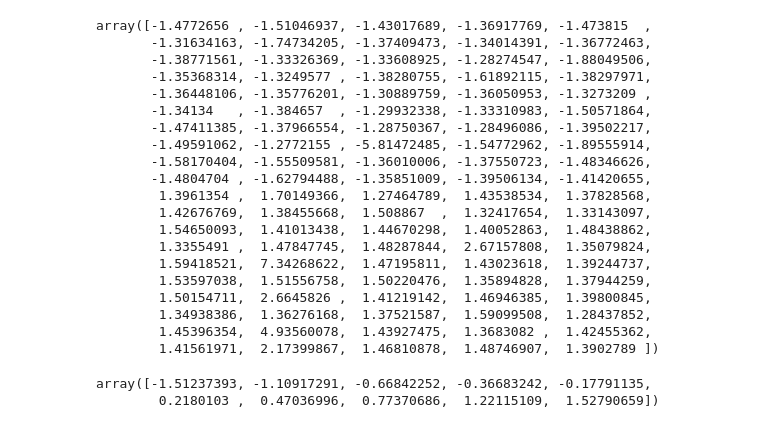
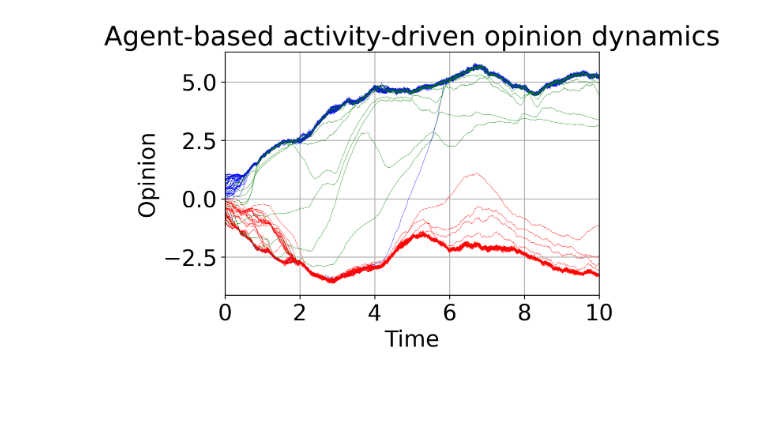
Before and after one commit to J3nF/Echo-Chamber, a Jupyter notebook: Echo-Chamber.ipynb, the cells around one changed output. Cells and saved outputs as stored; diff of their text form; code cells hidden in the pictures; blank space fills up the shorter version.

```diff
--- a/Echo-Chamber.ipynb
+++ b/Echo-Chamber.ipynb
@@ -219,7 +216,7 @@ beta_current = betas[2]
 m = 10
 epsilon = 0.01
 gamma = 2.1
-r = 0.5
+r = 0
 
 model = Model(N, N_Influencer)
 opinionStorage = np.array(model.getAllOpinions())
@@ -238,10 +235,15 @@ for t in tqdm(np.arange(0, tMax, dt)):
     currentOpinions = np.array(model.getAllOpinions())
     currentOpinions = np.append(currentOpinions, model.getInfluencerOpinions())
     solODE = odeint(diffEq, currentOpinions, t_RK4, args=(alpha_current, K))
+
     # Update and store new opinions in agents and storage array
     newOpinions = solODE[-1]
     model.updateAllOpinions(newOpinions[:N])
     model.updateInfluencerOpinions(newOpinions[N:])
+
+    newOpinions = np.array(model.getAllOpinions())
+    newOpinions = np.append(newOpinions, model.getInfluencerOpinions())
+
     opinionStorage = np.vstack([opinionStorage, newOpinions])
 
 print('\n---\nModel finished\n---')
@@ -294,28 +257,39 @@ plt.show()
-# %%
-newOpinions[:N]
-# %% [output]
-array([-1.4772656 , -1.51046937, -1.43017689, -1.36917769, -1.473815  ,
-       -1.31634163, -1.74734205, -1.37409473, -1.34014391, -1.36772463,
-       -1.38771561, -1.33326369, -1.33608925, -1.28274547, -1.88049506,
-       -1.35368314, -1.3249577 , -1.38280755, -1.61892115, -1.38297971,
-       -1.36448106, -1.35776201, -1.30889759, -1.36050953, -1.3273209 ,
-       -1.34134   , -1.384657  , -1.29932338, -1.33310983, -1.50571864,
-       -1.47411385, -1.37966554, -1.28750367, -1.28496086, -1.39502217,
-       -1.49591062, -1.2772155 , -5.81472485, -1.54772962, -1.89555914,
-       -1.58170404, -1.55509581, -1.36010006, -1.37550723, -1.48346626,
-       -1.4804704 , -1.62794488, -1.35851009, -1.39506134, -1.41420655,
-        1.3961354 ,  1.70149366,  1.27464789,  1.43538534,  1.37828568,
-        1.42676769,  1.38455668,  1.508867  ,  1.32417654,  1.33143097,
-        1.54650093,  1.41013438,  1.44670298,  1.40052863,  1.48438862,
-        1.3355491 ,  1.47847745,  1.48287844,  2.67157808,  1.35079824,
-        1.59418521,  7.34268622,  1.47195811,  1.43023618,  1.39244737,
-        1.53597038,  1.51556758,  1.50220476,  1.35894828,  1.37944259,
-        1.50154711,  2.6645826 ,  1.41219142,  1.46946385,  1.39800845,
-        1.34938386,  1.36276168,  1.37521587,  1.59099508,  1.28437852,
-        1.45396354,  4.93560078,  1.43927475,  1.3683082 ,  1.42455362,
-        1.41561971,  2.17399867,  1.46810878,  1.48746907,  1.3902789 ])
-# %%
-newOpinions[N:]
-# %% [output]
-array([-1.51237393, -1.10917291, -0.66842252, -0.36683242, -0.17791135,
-        0.2180103 ,  0.47036996,  0.77370686,  1.22115109,  1.52790659])
+# %%
+# Plot the results:
+plt.close('all')
+# Globally change font size for Matplotlib plots
+plt.rcParams.update({'font.size': 20})
+plt.rcParams['figure.dpi'] = 300
+
+# Get time values for plotting out of storage array information
+times = np.arange(0, len(opinionStorage)*dt, dt)
+
+# Plot each agent via looping over storage array
+for i in range(len(opinionStorage.T)):
+
+    # In case the last value of agent i is negative, the graph color will be changed to red
+    if opinionStorage.T[i][-1] < 0:
+        color = 'r'
+    else:
+        color ='b'
+    # Influencers will be coloured green
+    if i>=N:
+        color = 'g'
+    plt.plot(times, opinionStorage.T[i], color, linewidth=.25)
+
+plt.xlabel('Time')
+plt.ylabel('Opinion')
+plt.title('Agent-based activity-driven opinion dynamics')
+plt.grid()
+plt.xlim([0,10])
+#plt.ylim([-5, 5])
+#plt.xticks([0, 5, 10])
+#plt.yticks([-5, 0, 5])
+
+# Uncomment if you do want to save the figure:
+file_name = 'Dynamics--N='+str(N)+'--alpha='+str(alpha_current)+'--beta='+str(beta_current)
+np.savetxt(str('./Results/'+file_name+'.txt'), opinionStorage.T)
+plt.savefig(str('./Results/'+file_name+'.png'), bbox_inches='tight')
+plt.show()
+# %% [output]
+[figure, added]
```
Also changed, not shown: parts of 6 cells of this notebook, 3 other files.
